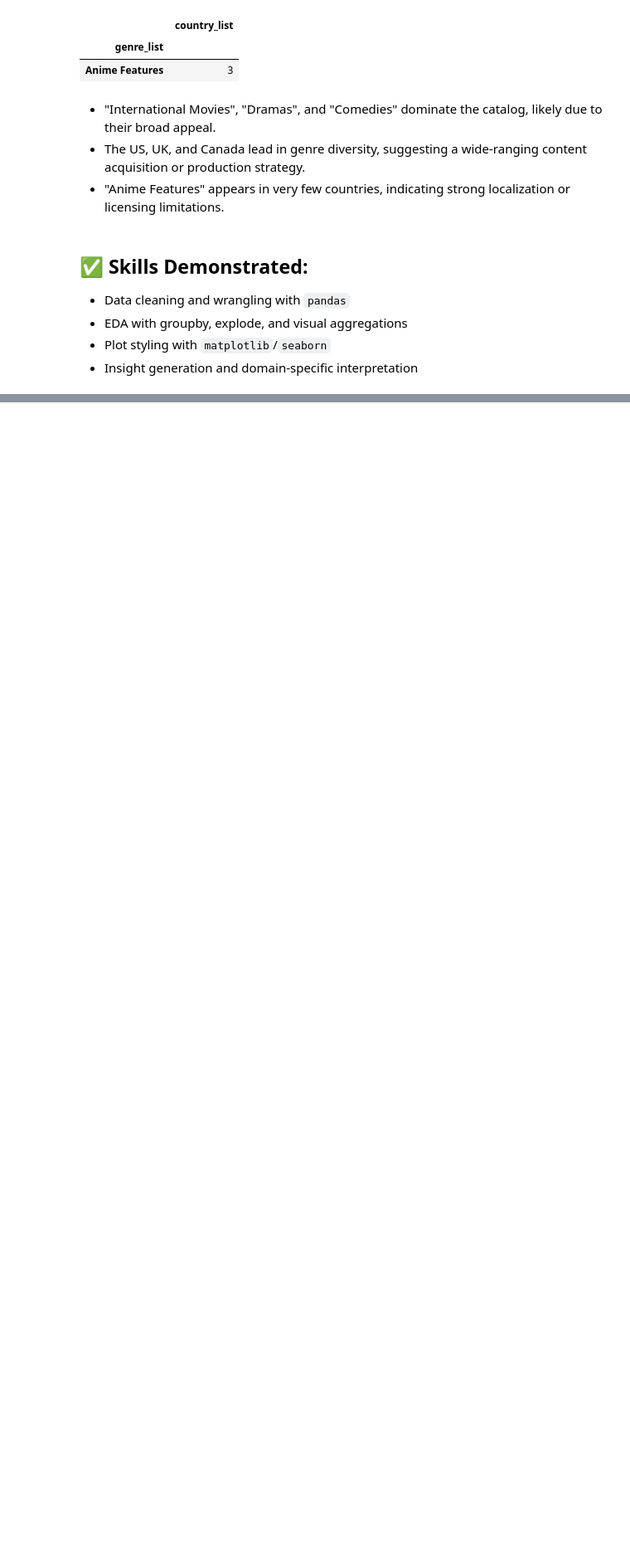
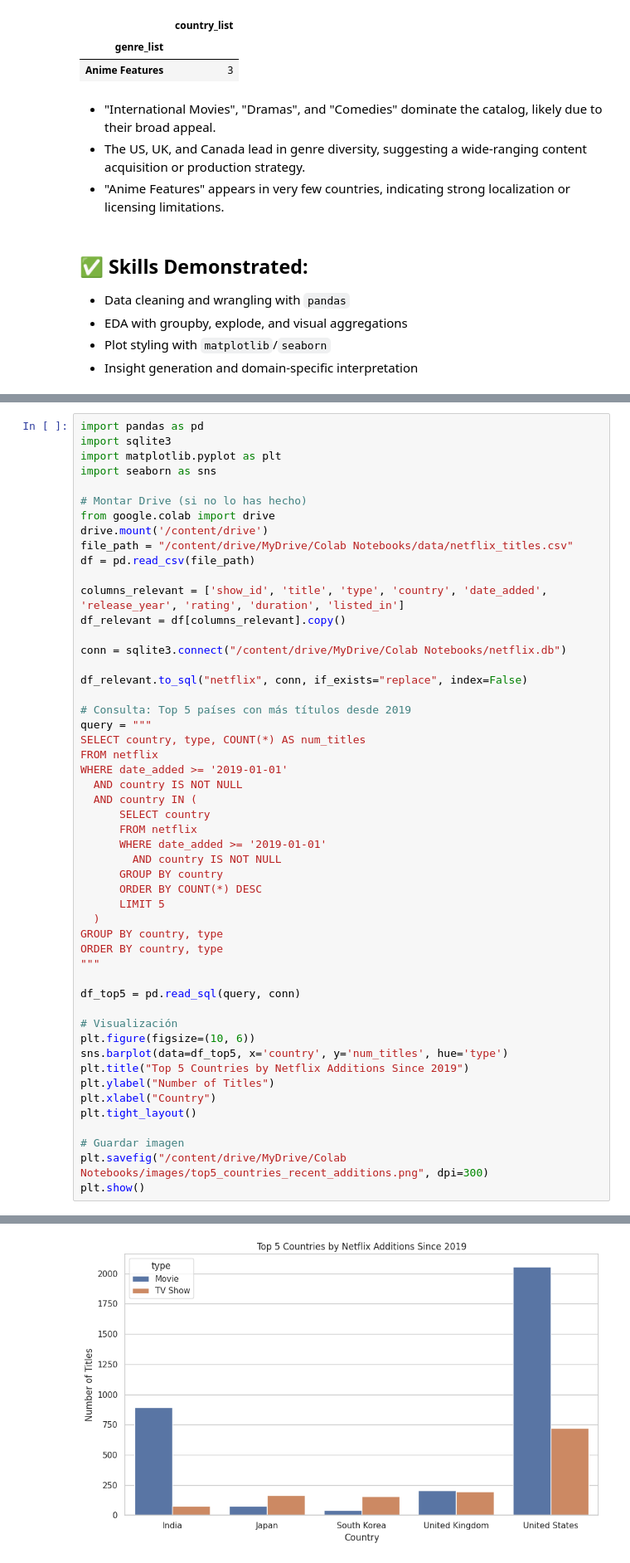
Before and after one commit to luisfernandoc/netflix_data_analysis, a Jupyter notebook: netflix_eda.ipynb, the cells around one changed output, grey strips where cells are left out. Shown at 83% size. Saved outputs shown, nothing was run; the diff lists cells and outputs as text; blank space fills up the shorter version.

```diff
--- a/netflix_eda.ipynb
+++ b/netflix_eda.ipynb
@@ -891,0 +1070,52 @@ rare_genders[rare_genders <= 3].sort_values().to_frame().head(10)
+# %%
+import pandas as pd
+import sqlite3
+import matplotlib.pyplot as plt
+import seaborn as sns
+
+# Montar Drive (si no lo has hecho)
+from google.colab import drive
+drive.mount('/content/drive')
+file_path = "/content/drive/MyDrive/Colab Notebooks/data/netflix_titles.csv"
+df = pd.read_csv(file_path)
+
+columns_relevant = ['show_id', 'title', 'type', 'country', 'date_added', 'release_year', 'rating', 'duration', 'listed_in']
+df_relevant = df[columns_relevant].copy()
+
+conn = sqlite3.connect("/content/drive/MyDrive/Colab Notebooks/netflix.db")
+
+df_relevant.to_sql("netflix", conn, if_exists="replace", index=False)
+
+# Consulta: Top 5 países con más títulos desde 2019
+query = """
+SELECT country, type, COUNT(*) AS num_titles
+FROM netflix
+WHERE date_added >= '2019-01-01'
+  AND country IS NOT NULL
+  AND country IN (
+      SELECT country
+      FROM netflix
+      WHERE date_added >= '2019-01-01'
+        AND country IS NOT NULL
+      GROUP BY country
+      ORDER BY COUNT(*) DESC
+      LIMIT 5
+  )
+GROUP BY country, type
+ORDER BY country, type
+"""
+
+df_top5 = pd.read_sql(query, conn)
+
+# Visualización
+plt.figure(figsize=(10, 6))
+sns.barplot(data=df_top5, x='country', y='num_titles', hue='type')
+plt.title("Top 5 Countries by Netflix Additions Since 2019")
+plt.ylabel("Number of Titles")
+plt.xlabel("Country")
+plt.tight_layout()
+
+# Guardar imagen
+plt.savefig("/content/drive/MyDrive/Colab Notebooks/images/top5_countries_recent_additions.png", dpi=300)
+plt.show()
+# %% [output]
@@ -891,0 +1123 @@ rare_genders[rare_genders <= 3].sort_values().to_frame().head(10)
+[figure, added]
```
Also changed, not shown: parts of 18 cells of this notebook, 1 other file.
